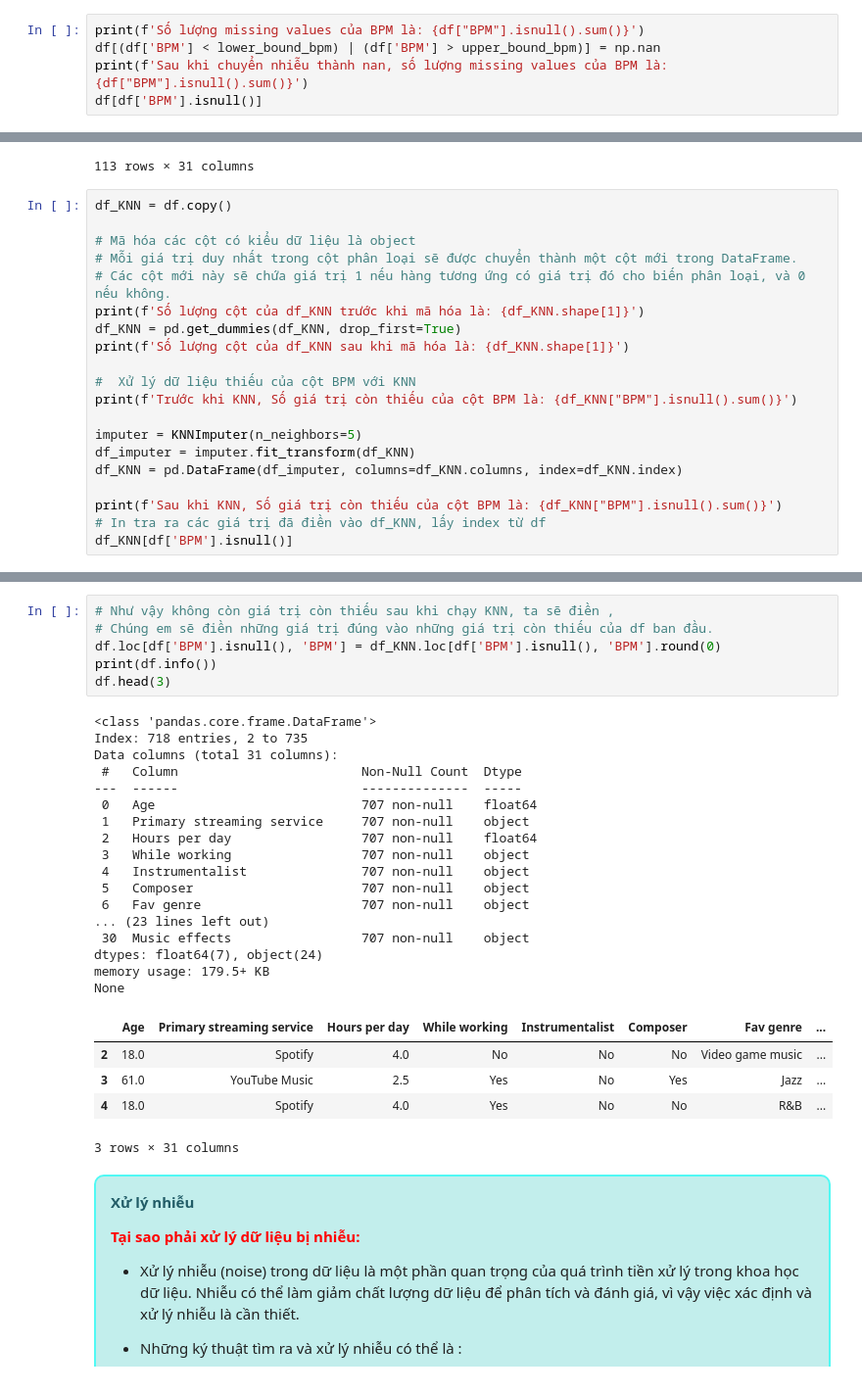
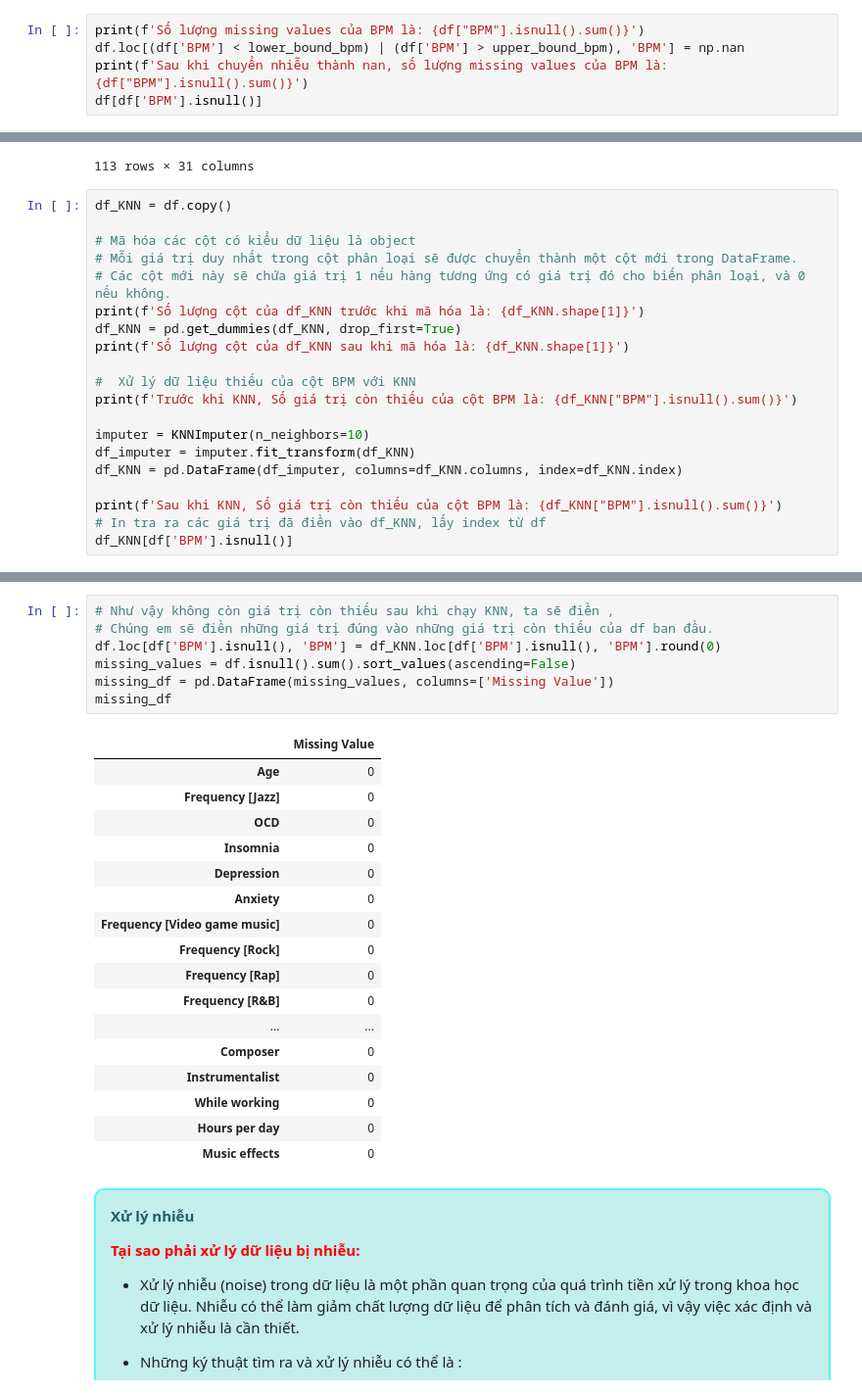
Before and after one commit to HungLVT/DS, a Jupyter notebook: 2.0-pre-processing.ipynb, the cells around one changed output, grey strips where cells are left out. Shown: that part at 98% size. Cells and saved outputs as stored; diff of their text form.

```diff
--- a/2.0-pre-processing.ipynb
+++ b/2.0-pre-processing.ipynb
@@ -176,7 +176,7 @@ Số lượng outlier của cột BPM là: 11
 - Những con số outlier như 999999999.0, 624.0, 0 gây tác động rất tiêu cực đến kết quả của mô hình. Vì BPM của một bài hát chỉ nằm trong khoảng 24-220 BPM. Trong trường hợp này bởi vì tiếp theo chúng em sẽ điền khuyết bằng KNN nên tạm thời chuyển những giá trị này thành np.nan và đưa vào mô hình.
 # %%
 print(f'Số lượng missing values của BPM là: {df["BPM"].isnull().sum()}')
-df[(df['BPM'] < lower_bound_bpm) | (df['BPM'] > upper_bound_bpm)] = np.nan
+df.loc[(df['BPM'] < lower_bound_bpm) | (df['BPM'] > upper_bound_bpm), 'BPM'] = np.nan
 print(f'Sau khi chuyển nhiễu thành nan, số lượng missing values của BPM là: {df["BPM"].isnull().sum()}')
 df[df['BPM'].isnull()]
 # %% [output]
@@ -208,7 +208,7 @@ print(f'Số lượng cột của df_KNN sau khi mã hóa là: {df_KNN.shape[1]}
 #  Xử lý dữ liệu thiếu của cột BPM với KNN
 print(f'Trước khi KNN, Số giá trị còn thiếu của cột BPM là: {df_KNN["BPM"].isnull().sum()}')
 
-imputer = KNNImputer(n_neighbors=5)
+imputer = KNNImputer(n_neighbors=10)
 df_imputer = imputer.fit_transform(df_KNN)
 df_KNN = pd.DataFrame(df_imputer, columns=df_KNN.columns, index=df_KNN.index)
 
@@ -236,32 +236,28 @@ Sau khi KNN, Số giá trị còn thiếu của cột BPM là: 0
 # %%
 # Như vậy không còn giá trị còn thiếu sau khi chạy KNN, ta sẽ điền ,
 # Chúng em sẽ điền những giá trị đúng vào những giá trị còn thiếu của df ban đầu.
 df.loc[df['BPM'].isnull(), 'BPM'] = df_KNN.loc[df['BPM'].isnull(), 'BPM'].round(0)
-print(df.info())
-df.head(3)
+missing_values = df.isnull().sum().sort_values(ascending=False)
+missing_df = pd.DataFrame(missing_values, columns=['Missing Value'])
+missing_df
 # %% [output]
-<class 'pandas.core.frame.DataFrame'>
-Index: 718 entries, 2 to 735
-Data columns (total 31 columns):
- #   Column                        Non-Null Count  Dtype
----  ------                        --------------  -----
- 0   Age                           707 non-null    float64
- 1   Primary streaming service     707 non-null    object
- 2   Hours per day                 707 non-null    float64
- 3   While working                 707 non-null    object
- 4   Instrumentalist               707 non-null    object
- 5   Composer                      707 non-null    object
- 6   Fav genre                     707 non-null    object
-... (23 lines left out)
- 30  Music effects                 707 non-null    object
-dtypes: float64(7), object(24)
-memory usage: 179.5+ KB
-None
-|  | Age | Primary streaming service | Hours per day | While working | Instrumentalist | Composer | Fav genre | ... |
-| 2 | 18.0 | Spotify | 4.0 | No | No | No | Video game music | ... |
-| 3 | 61.0 | YouTube Music | 2.5 | Yes | No | Yes | Jazz | ... |
-| 4 | 18.0 | Spotify | 4.0 | Yes | No | No | R&B | ... |
+|  | Missing Value |
+| Age | 0 |
+| Frequency [Jazz] | 0 |
+| OCD | 0 |
+| Insomnia | 0 |
+| Depression | 0 |
+| Anxiety | 0 |
+| Frequency [Video game music] | 0 |
+| Frequency [Rock] | 0 |
+| Frequency [Rap] | 0 |
+| Frequency [R&B] | 0 |
+| ... | ... |
+| Composer | 0 |
+| Instrumentalist | 0 |
+| While working | 0 |
+| Hours per day | 0 |
+| Music effects | 0 |
-3 rows × 31 columns
 # %% [markdown]
 <div style="border-radius: 10px; border: 2px solid #51F9F4; padding: 15px; background-color:#c2eeec; font-size: 100%; text-align: left;">
 
```
Also changed, not shown: parts of 11 cells of this notebook, 2 other files.
